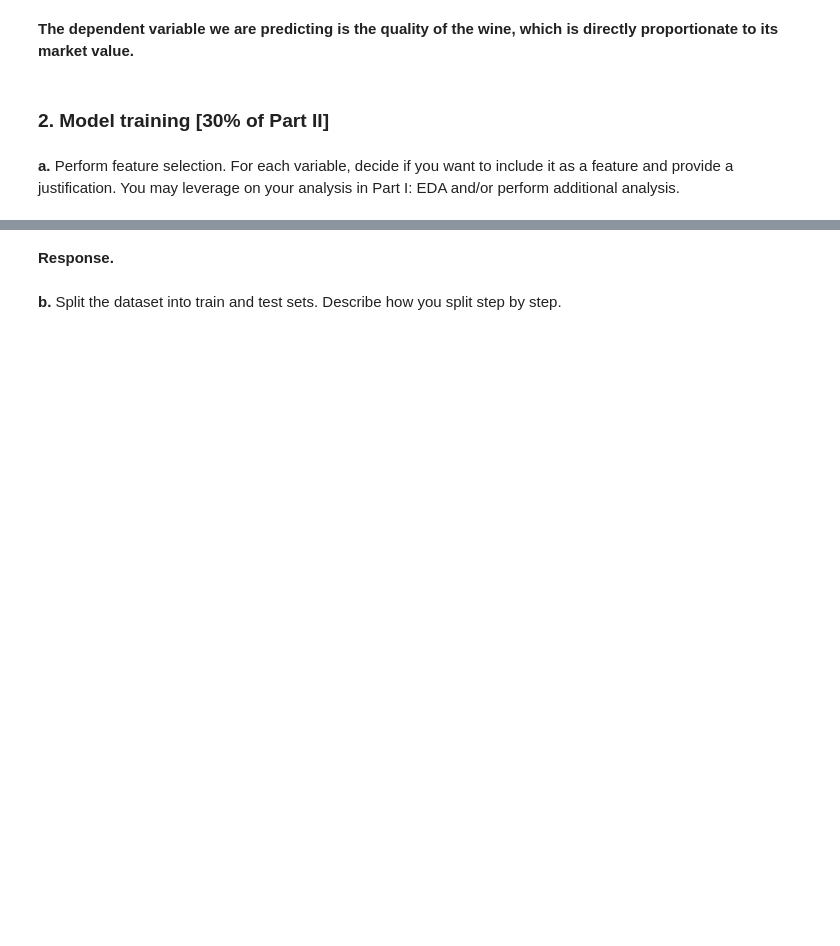
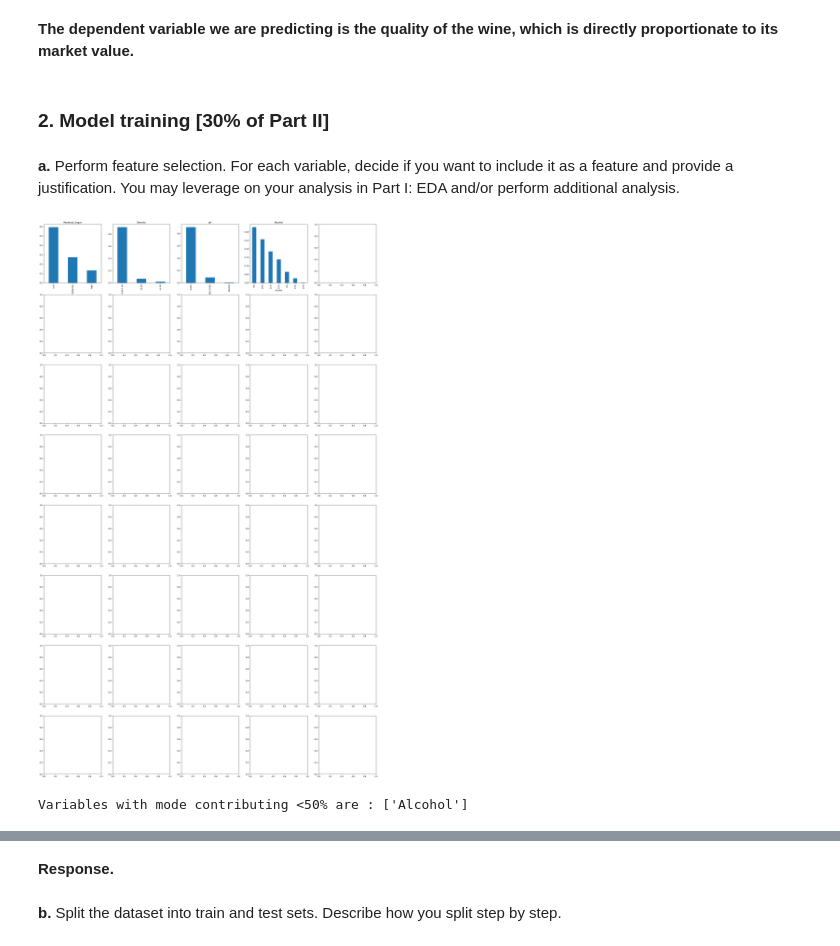
Before and after one commit to Zacboss3/CS105-Project-Submission-Part-I-2024, a Jupyter notebook: CS105 Project Submission (Final) 2024.ipynb, the cells around one changed output, grey strips where cells are left out. Drawn from its saved outputs; the diff is of its cells as text; code cells hidden in the pictures; blank space fills up the shorter version.

```diff
--- a/CS105 Project Submission (Final) 2024.ipynb
+++ b/CS105 Project Submission (Final) 2024.ipynb
@@ -208,0 +429,14 @@ We are aware that by adding additional features due to our encoding, we have exp
+# %%
+df["Quality"] = df["Quality"].astype(str)     ## convert the variable to a string so that it is treated categorical
+data = df["Quality"].value_counts(normalize=True)
+
+data_sorted = data.sort_index()
+
+xs = data_sorted.index
+ys = data_sorted
+plt.figure(figsize=(8,5))
+plt.barh(xs, ys)
+plt.title("Quality Bar Plot", fontsize=15)
+plt.xlabel("Proportion of Quality", fontsize=12)
+plt.ylabel("Quality", fontsize=12)
+plt.show()
@@ -212,0 +647,9 @@ We are aware that by adding additional features due to our encoding, we have exp
+# %%
+# execute preprocess_data()
+df = preprocess_data(df)
+# %%
+#Drop categorical columns that have been encoded
+df.drop(columns=["Density"], inplace=True)
+df.drop(columns=["pH"], inplace=True)
+df.drop(columns=["Residual_Sugar"], inplace=True)
+df.drop(columns=["Alcohol"], inplace=True)
@@ -232,3 +679,38 @@ We are aware that by adding additional features due to our encoding, we have exp
 ### 2. Model training [30% of Part II]
 # %% [markdown]
 **a.** Perform feature selection. For each variable, decide if you want to include it as a feature and provide a justification. You may leverage on your analysis in Part I: EDA and/or perform additional analysis.
+# %%
+#Separating the features based on its type
+datatypes = df.dtypes
+categorical_features = datatypes[datatypes=="object"].index
+numerical_features = datatypes[datatypes!="object"].index
+# %%
+n = len(categorical_features)
+
+r, c = 8,5
+fig, ax = plt.subplots(r, c, figsize=(30,50))
+
+for i in range(n):
+    feature = categorical_features[i]
+    ax = plt.subplot(r,c,i+1)
+    ax.set_title(feature)
+    df[feature].value_counts(normalize=True).plot(kind='bar')
+
+plt.show()
+# %% [output]
+[figure, added]
+# %%
+# get 'important' categorical features i.e. those with mode having freq < 50%
+
+categorical_important = []
+
+for feature in categorical_features:
+    if feature == 'SalePriceClass':
+        continue
+    highest = df[feature].value_counts(normalize=True)[0]
+    if highest<0.5:
+        categorical_important.append(feature)
+
+print(f"Variables with mode contributing <50% are : {categorical_important}")
+# %% [output]
+Variables with mode contributing <50% are : ['Alcohol']
```
Also changed, not shown: parts of 70 cells of this notebook.
